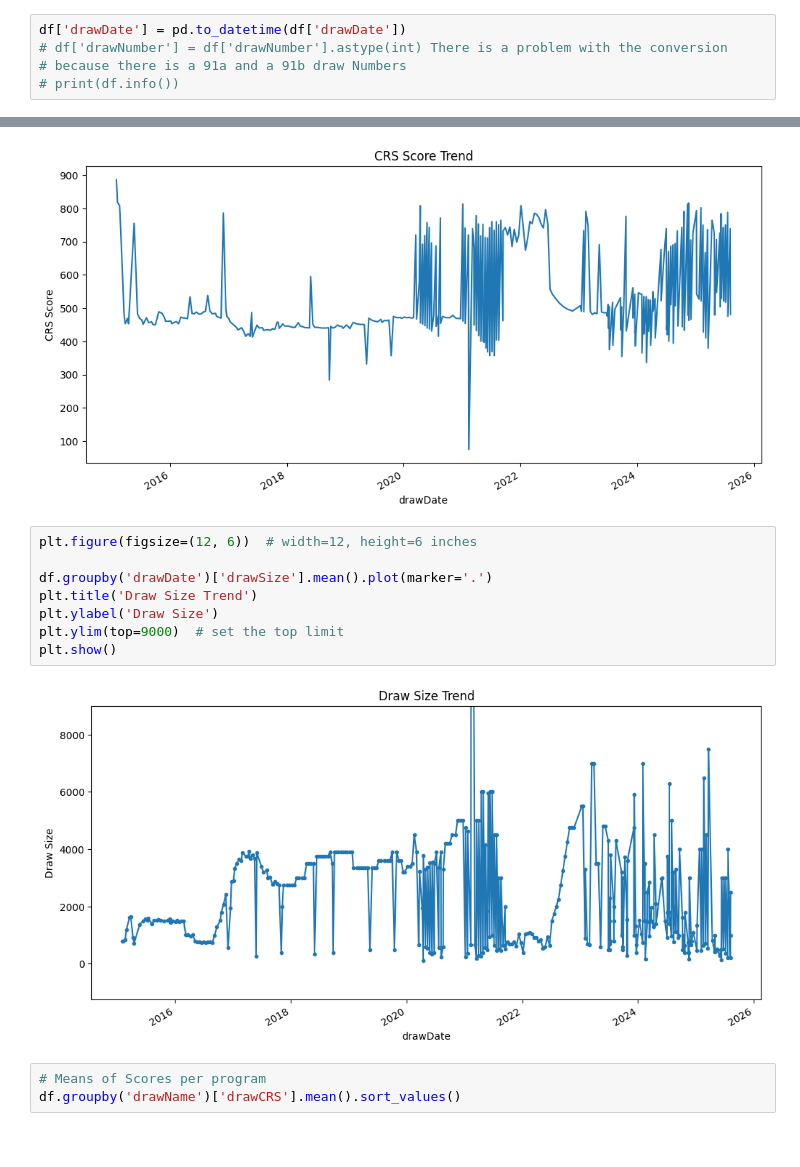
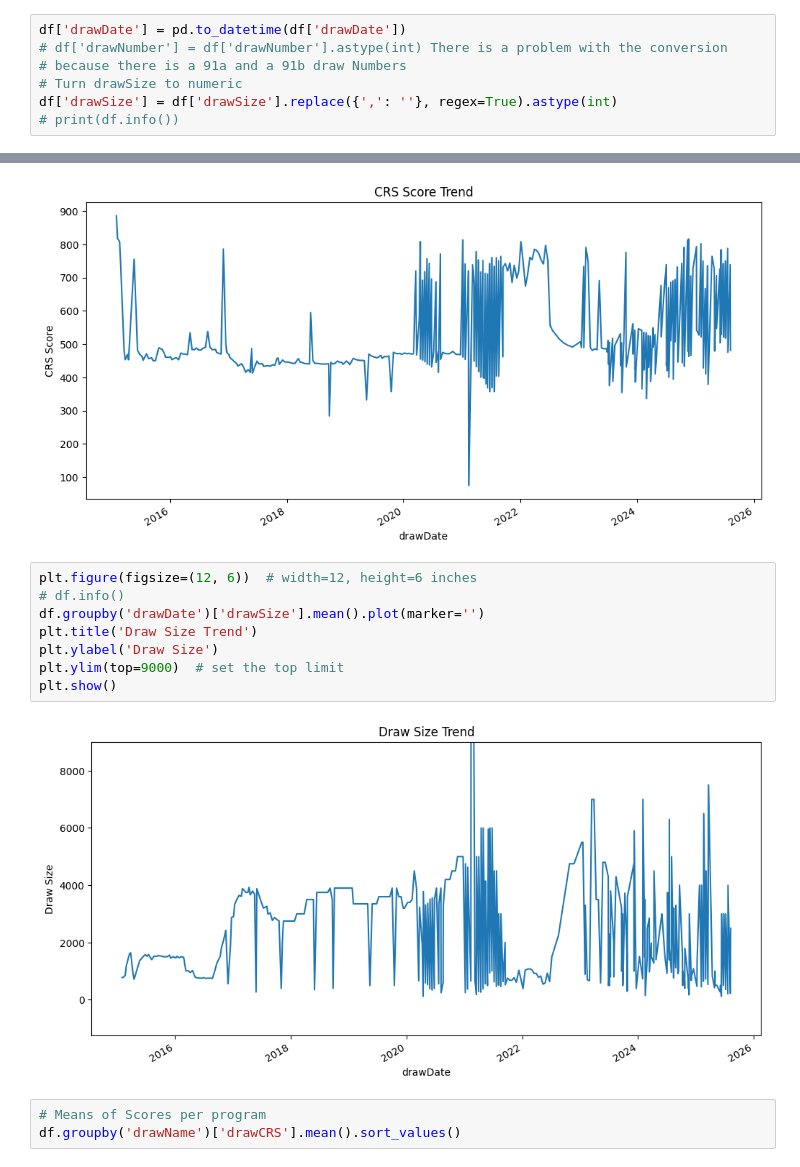
Before and after one commit to AlexMtzRmz0212/ExpressEntryDrawsAnalysis, a Jupyter notebook: Notebooks/Analysis.ipynb, the cells around one changed output, grey strips where cells are left out. Saved outputs shown, nothing was run; the diff lists cells and outputs as text.

```diff
--- a/Scripts/Inspect.ipynb
+++ b/Notebooks/Analysis.ipynb
@@ -20,6 +20,8 @@ print(len(missing_draw_cutoff), "missing drawCutOff values to keep in mind")
 df['drawDate'] = pd.to_datetime(df['drawDate'])
 # df['drawNumber'] = df['drawNumber'].astype(int) There is a problem with the conversion
 # because there is a 91a and a 91b draw Numbers
+# Turn drawSize to numeric
+df['drawSize'] = df['drawSize'].replace({',': ''}, regex=True).astype(int)
 # print(df.info())
 # %%
 print(df.describe())
@@ -54,14 +56,14 @@ plt.show()
 [figure]
 # %%
 plt.figure(figsize=(12, 6))  # width=12, height=6 inches
-
-df.groupby('drawDate')['drawSize'].mean().plot(marker='.')
+# df.info()
+df.groupby('drawDate')['drawSize'].mean().plot(marker='')
 plt.title('Draw Size Trend')
 plt.ylabel('Draw Size')
 plt.ylim(top=9000)  # set the top limit
 plt.show()
 # %% [output]
-[figure, old version]
+[figure, new version]
 # %%
 # Means of Scores per program
 df.groupby('drawName')['drawCRS'].mean().sort_values()
```
Also changed, not shown: parts of 2 cells of this notebook, 11 other files.
